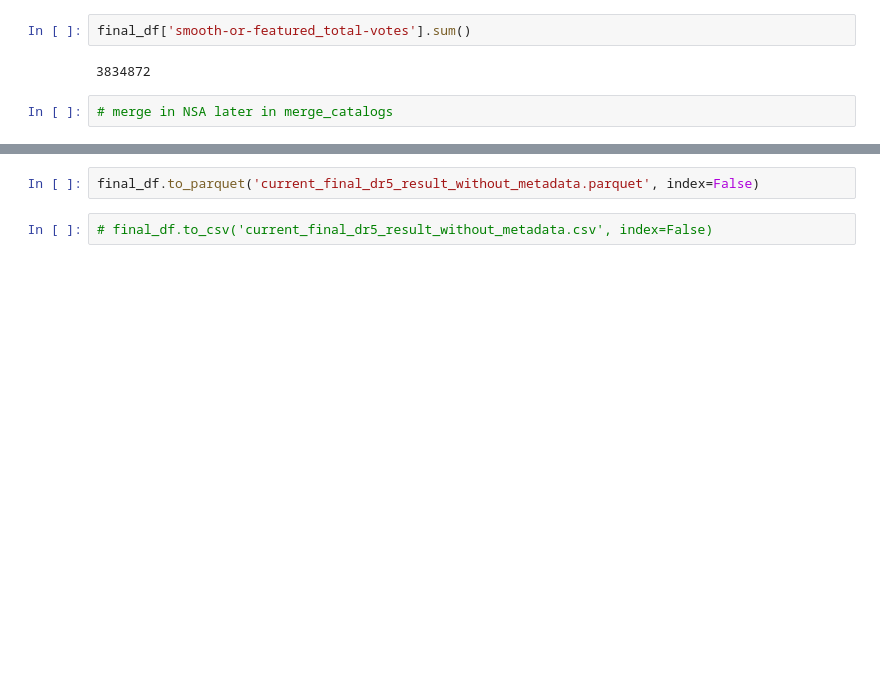
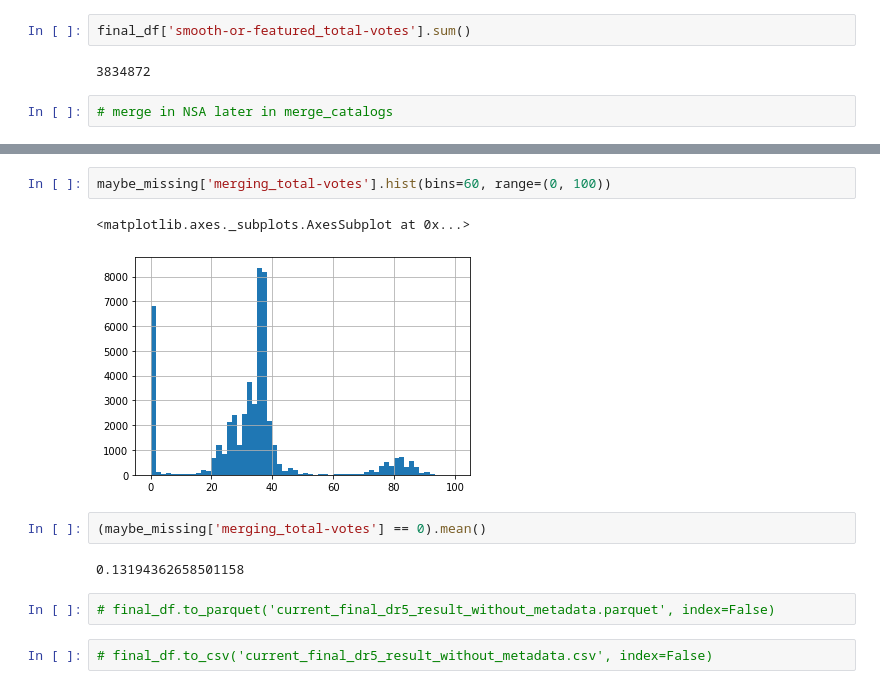
Before and after one commit to colinleach/zoobot, a Jupyter notebook: notebooks/catalogs/decals_dr5_fixes.ipynb, the cells around one changed output, grey strips where cells are left out. Saved outputs shown, nothing was run; the diff lists cells and outputs as text; blank space fills up the shorter version.

```diff
--- a/notebooks/catalogs/decals_dr5_fixes.ipynb
+++ b/notebooks/catalogs/decals_dr5_fixes.ipynb
@@ -538,4 +571,13 @@ final_df['smooth-or-featured_total-votes'].sum()
+# %%
+maybe_missing['merging_total-votes'].hist(bins=60, range=(0, 100))
+# %% [output]
+<matplotlib.axes._subplots.AxesSubplot at 0x...>
+[figure, added]
+# %%
+(maybe_missing['merging_total-votes'] == 0).mean()
+# %% [output]
+0.13194362658501158
 # %%
-final_df.to_parquet('current_final_dr5_result_without_metadata.parquet', index=False)
+# final_df.to_parquet('current_final_dr5_result_without_metadata.parquet', index=False)
 # %%
 # final_df.to_csv('current_final_dr5_result_without_metadata.csv', index=False)
```
Also changed, not shown: parts of 10 cells of this notebook, 8 other files.
